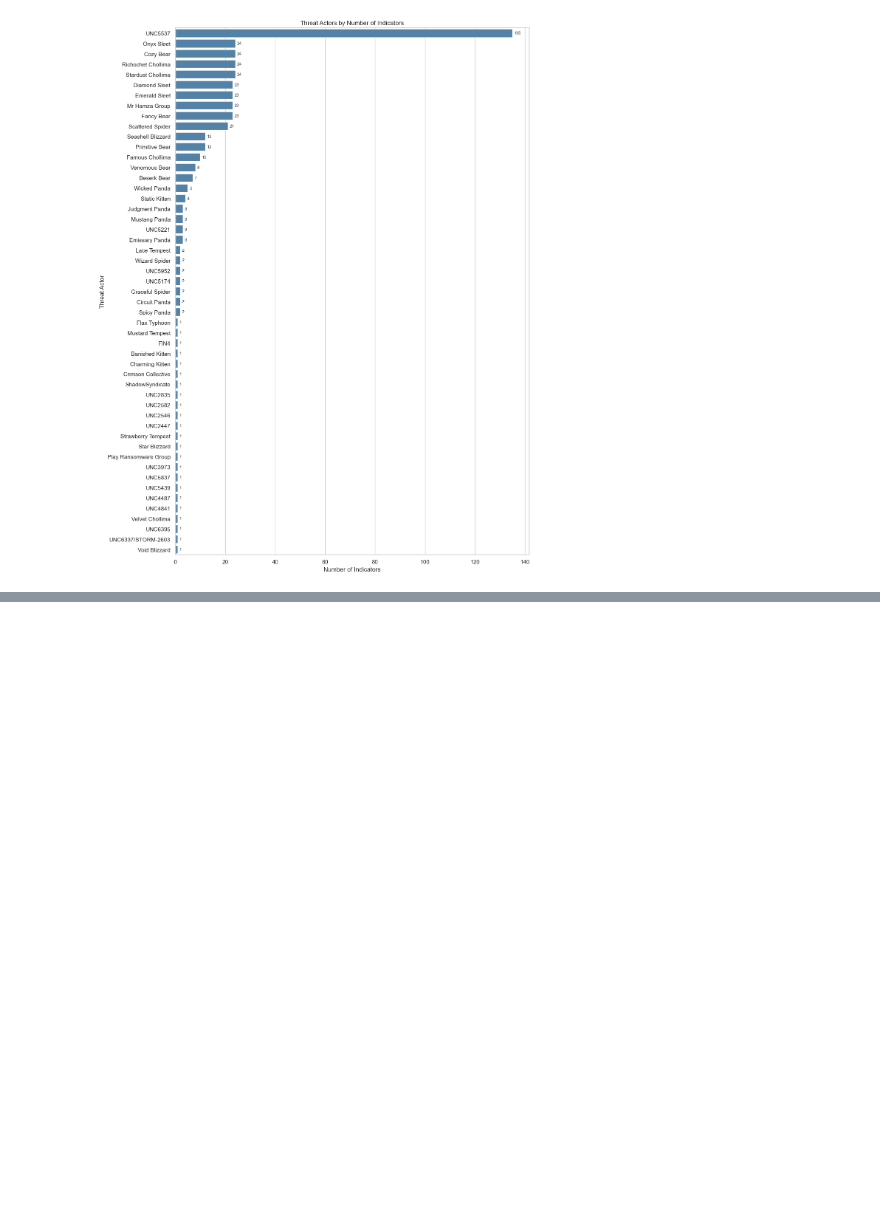
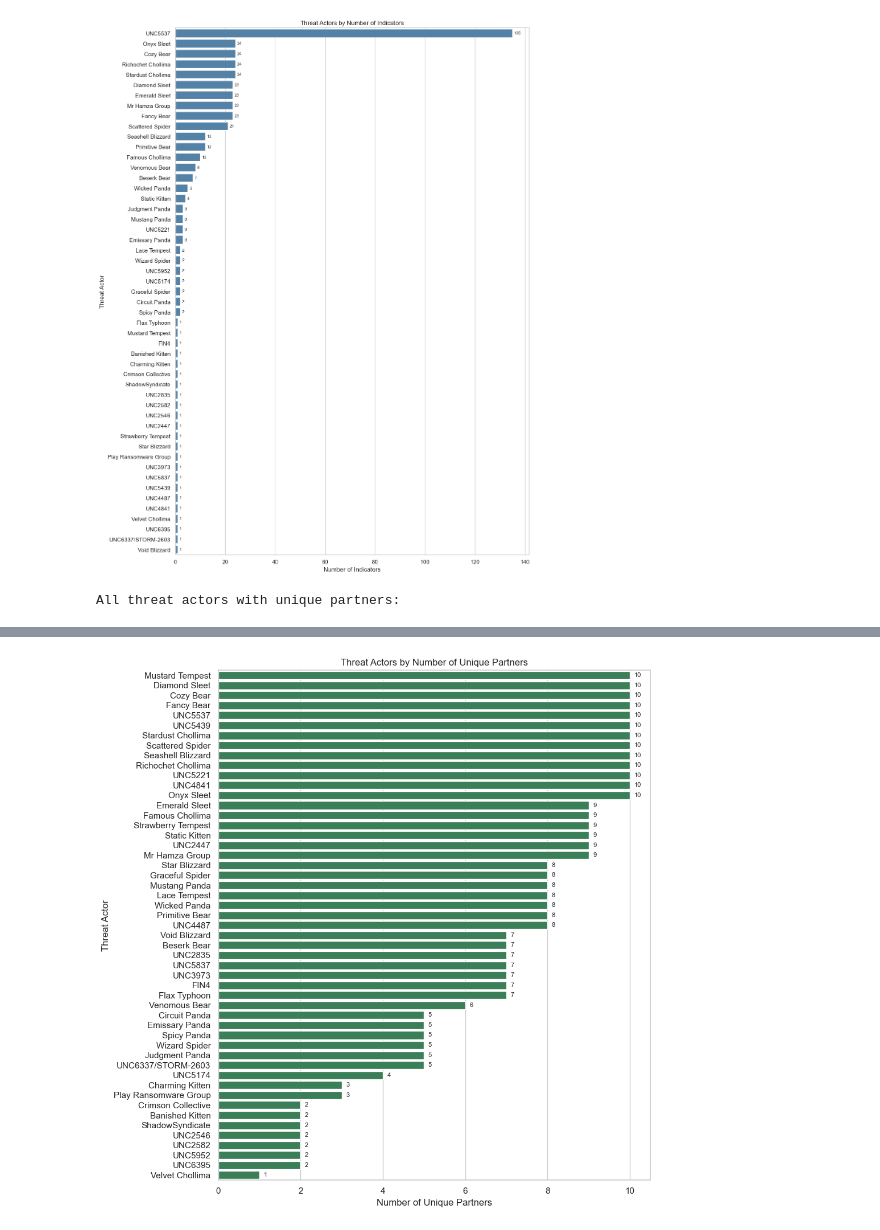
Before and after one commit to jaytlinaskew-OIS/HTOC, a Jupyter notebook: notebooks/ThreatAssessment Scoring/ThreatActorScoreAnalysis.ipynb, the cells around one changed output, grey strips where cells are left out. Cells and saved outputs as stored; diff of their text form; code cells hidden in the pictures; blank space fills up the shorter version.

```diff
--- a/notebooks/ThreatAssessment Scoring/ThreatActorScoreAnalysis.ipynb
+++ b/notebooks/ThreatAssessment Scoring/ThreatActorScoreAnalysis.ipynb
@@ -443,3 +443,71 @@ Top threat actors by number of indicators:
 [figure]
 [figure]
 [figure]
+# %%
+import pandas as pd
+import matplotlib.pyplot as plt
+import seaborn as sns
+
+ta_col = "Threat Actor"
+
+# Start from the base df, keep only needed columns
+ta_partners = (
+    df[[ta_col, "Partners"]]
+    .dropna(subset=[ta_col])  # need a threat actor
+    .copy()
+)
+
+# Handle multiple threat actors in a cell (comma‑separated)
+ta_partners[ta_col] = ta_partners[ta_col].astype(str).str.split(r"\s*,\s*")
+ta_partners = ta_partners.explode(ta_col)
+
+# Handle multiple partners in a cell (comma‑separated)
+ta_partners["Partners"] = ta_partners["Partners"].fillna("").astype(str)
+ta_partners["Partners"] = ta_partners["Partners"].str.split(r"\s*,\s*")
+ta_partners = ta_partners.explode("Partners")
+
+# Drop blank partner entries
+ta_partners = ta_partners[ta_partners["Partners"].str.len() > 0]
+
+# Aggregate per threat actor
+partner_summary = (
+    ta_partners.groupby(ta_col)["Partners"]
+    .agg(
+        unique_partner_count=lambda x: x.nunique(),
+        partner_list=lambda x: ", ".join(sorted(set(x))),
+    )
+    .reset_index()
+    .sort_values("unique_partner_count", ascending=False)
+)
+
+print("All threat actors with unique partners:")
+display(partner_summary)
+
+top10 = partner_summary
+
+plt.figure(figsize=(10, 10))
+ax = sns.barplot(
+    data=top10,
+    x="unique_partner_count",
+    y=ta_col,
+    color="seagreen",
+)
+
+for p in ax.patches:
+    value = p.get_width()
+    ax.text(
+        value + (ax.get_xlim()[1] * 0.01),
+        p.get_y() + p.get_height() / 2,
+        f"{int(value)}",
+        va="center",
+        ha="left",
+        fontsize=8,
+    )
+
+plt.title("Threat Actors by Number of Unique Partners")
+plt.xlabel("Number of Unique Partners")
+plt.ylabel("Threat Actor")
+plt.tight_layout()
+plt.show()
+# %% [output]
+All threat actors with unique partners:
@@ -445,0 +531 @@ Top threat actors by number of indicators:
+[figure, added]
```
Also changed, not shown: parts of 1 cell of this notebook.
